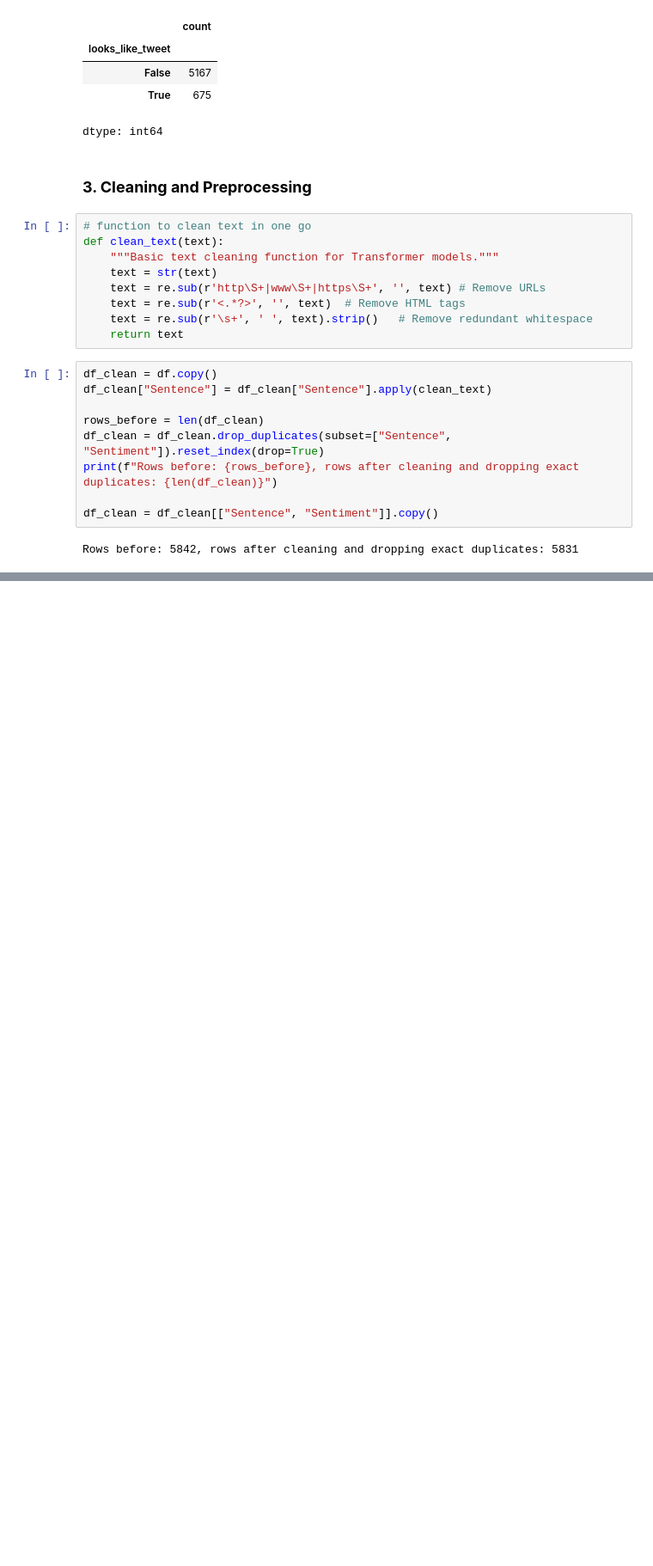
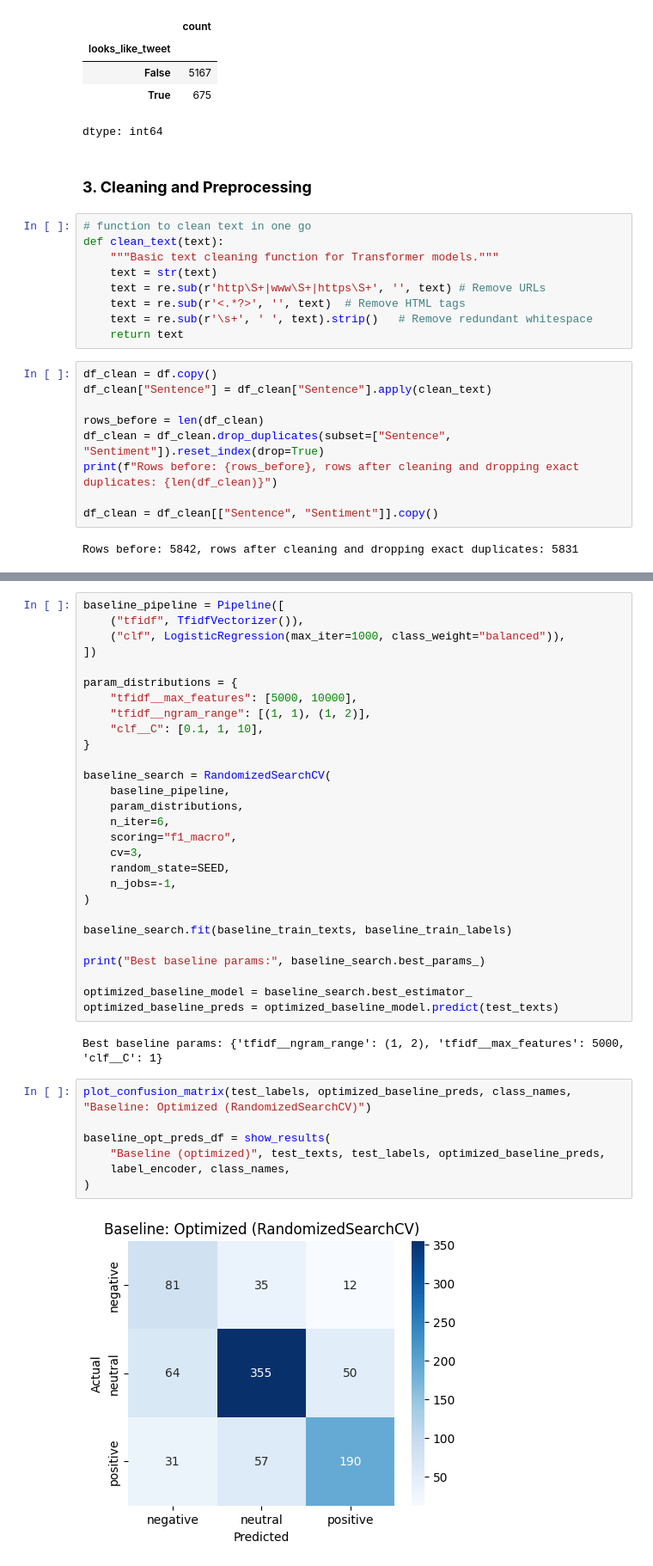
Before and after one commit to faadeola/LLM-financial-sentiment-analysis, a Jupyter notebook: LLM_financial_sentiment_analysis.ipynb, the cells around one changed output, grey strips where cells are left out. Shown at 86% size. Drawn from its saved outputs; the diff is of its cells as text; blank space fills up the shorter version.

```diff
--- a/LLM_financial_sentiment_analysis.ipynb
+++ b/LLM_financial_sentiment_analysis.ipynb
@@ -209,0 +362,39 @@ Train: 4212, Val: 744, Test: 875
+# %%
+baseline_pipeline = Pipeline([
+    ("tfidf", TfidfVectorizer()),
+    ("clf", LogisticRegression(max_iter=1000, class_weight="balanced")),
+])
+
+param_distributions = {
+    "tfidf__max_features": [5000, 10000],
+    "tfidf__ngram_range": [(1, 1), (1, 2)],
+    "clf__C": [0.1, 1, 10],
+}
+
+baseline_search = RandomizedSearchCV(
+    baseline_pipeline,
+    param_distributions,
+    n_iter=6,
+    scoring="f1_macro",
+    cv=3,
+    random_state=SEED,
+    n_jobs=-1,
+)
+
+baseline_search.fit(baseline_train_texts, baseline_train_labels)
+
+print("Best baseline params:", baseline_search.best_params_)
+
+optimized_baseline_model = baseline_search.best_estimator_
+optimized_baseline_preds = optimized_baseline_model.predict(test_texts)
+# %% [output]
+Best baseline params: {'tfidf__ngram_range': (1, 2), 'tfidf__max_features': 5000, 'clf__C': 1}
+# %%
+plot_confusion_matrix(test_labels, optimized_baseline_preds, class_names, "Baseline: Optimized (RandomizedSearchCV)")
+
+baseline_opt_preds_df = show_results(
+    "Baseline (optimized)", test_texts, test_labels, optimized_baseline_preds,
+    label_encoder, class_names,
+)
+# %% [output]
+[figure, added]
```
Also changed, not shown: parts of 26 cells of this notebook.
